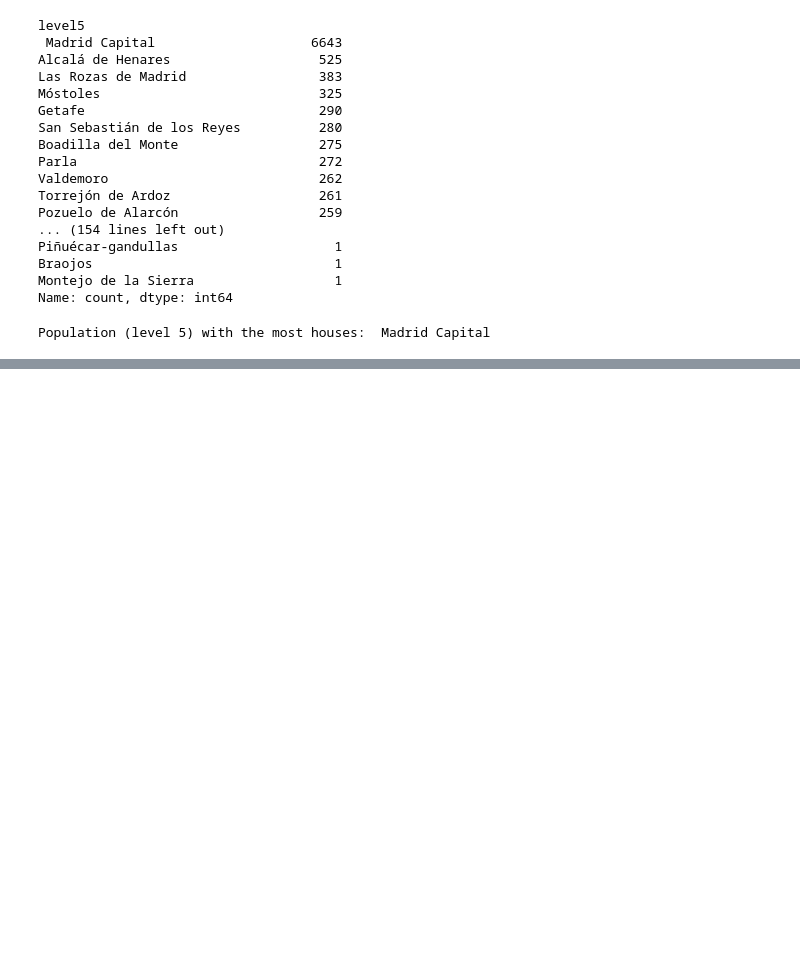
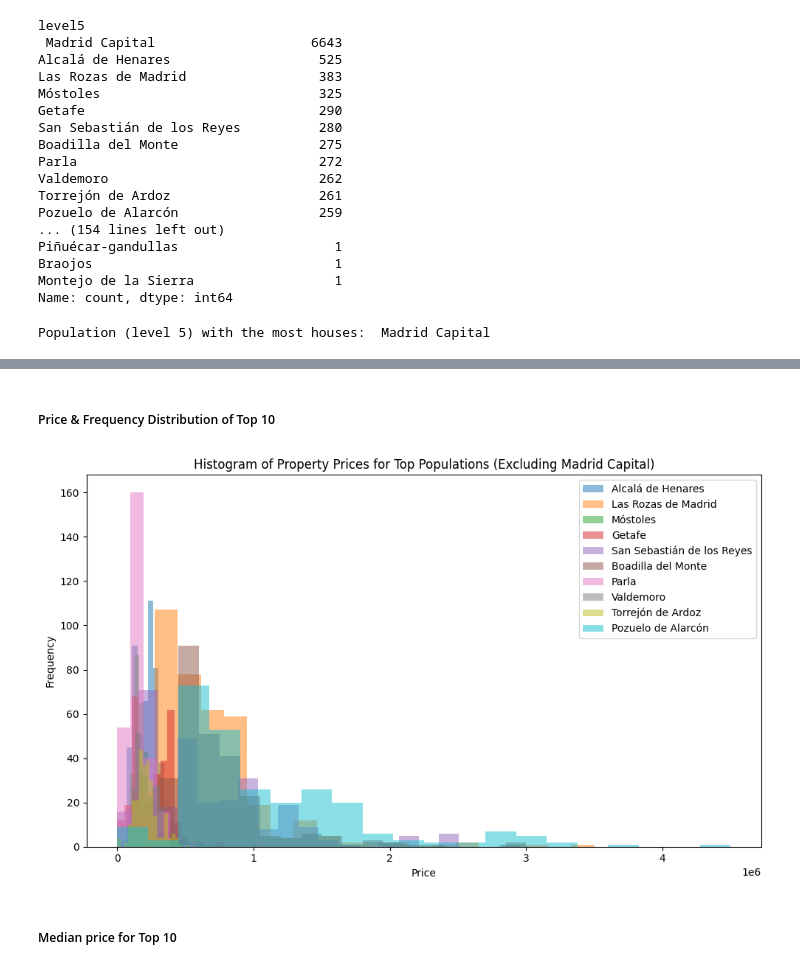
Before and after one commit to rbaset5/realestate-datacleanup-exercise, a Jupyter notebook: notebooks/Project.ipynb, the cells around one changed output, grey strips where cells are left out. Drawn from its saved outputs; the diff is of its cells as text; code cells hidden in the pictures; blank space fills up the shorter version.

```diff
--- a/notebooks/Project.ipynb
+++ b/notebooks/Project.ipynb
@@ -850,0 +837,29 @@ Population (level 5) with the most houses:  Madrid Capital
+# %% [markdown]
+##### Price & Frequency Distribution of Top 10
+# %%
+top_n = 10  # Top 10 populations of property count
+top_populations = ds['level5'].value_counts().head(top_n + 1).index
+top_populations_nomad = top_populations[top_populations != ' Madrid Capital']  # Exclude " Madrid Capital"
+subset = ds[ds['level5'].isin(top_populations)]
+
+# Create a figure and axis
+plt.figure(figsize=(10, 6))
+ax = plt.gca()
+
+# Iterate through each population and create a histogram on the same axis
+for population in top_populations_nomad:
+    population_data = subset[subset['level5'] == population]
+    plt.hist(population_data['price'], bins=20, alpha=0.5, label=population)
+
+# Set labels and title
+plt.xlabel('Price')
+plt.ylabel('Frequency')
+plt.title('Histogram of Property Prices for Top Populations (Excluding Madrid Capital)')
+plt.legend()
+
+plt.tight_layout()
+plt.show()
+# %% [output]
+[figure, added]
+# %% [markdown]
+##### Median price for Top 10
```
Also changed, not shown: parts of 15 cells of this notebook.
